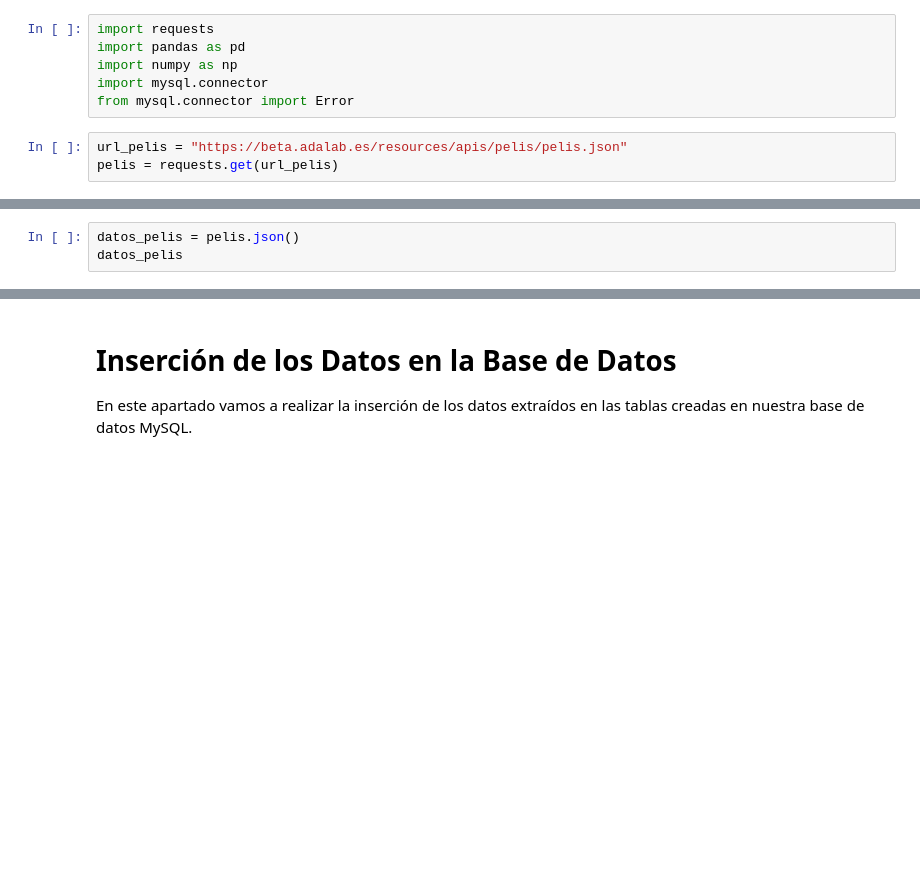
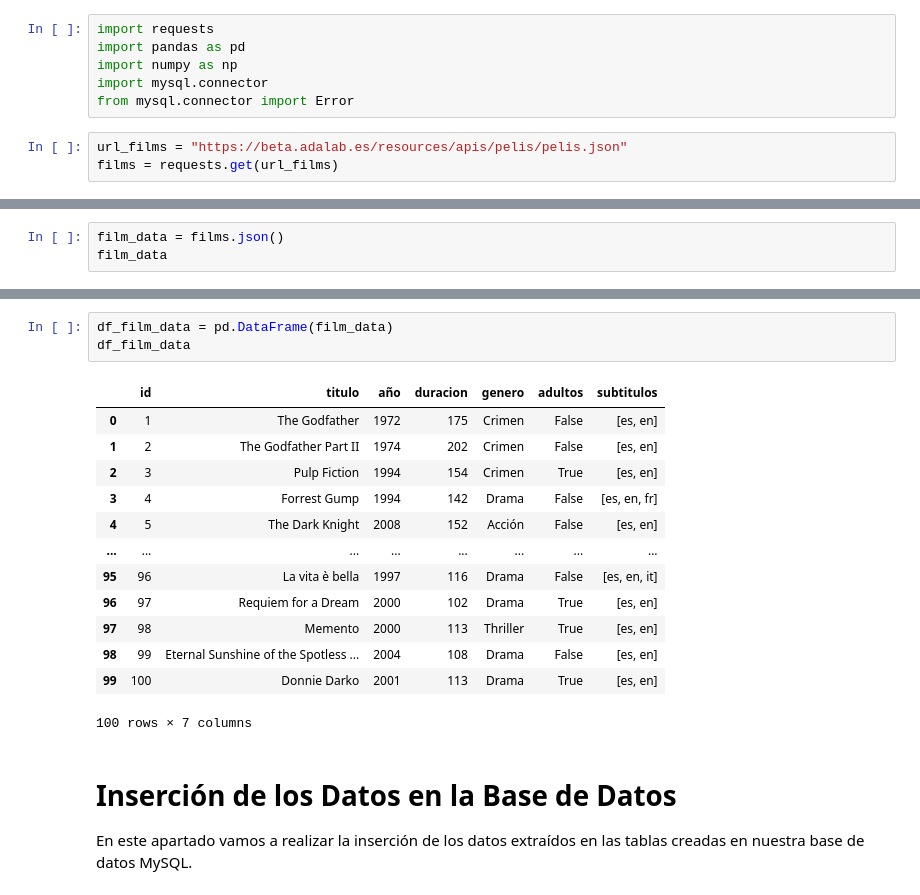
Before and after one commit to Adalab/bda-modulo-2-evaluacion-final-PatriciaAnaya, a Jupyter notebook: bda-modulo-2-evaluacion-final-PatriciaAnaya.ipynb, the cells around one changed output, grey strips where cells are left out. Saved outputs shown, nothing was run; the diff lists cells and outputs as text; blank space fills up the shorter version.

```diff
--- a/bda-modulo-2-evaluacion-final-PatriciaAnaya.ipynb
+++ b/bda-modulo-2-evaluacion-final-PatriciaAnaya.ipynb
@@ -26,6 +26,6 @@ import numpy as np
 import mysql.connector
 from mysql.connector import Error
 # %%
-url_pelis = "https://beta.adalab.es/resources/apis/pelis/pelis.json"
-pelis = requests.get(url_pelis)
+url_films = "https://beta.adalab.es/resources/apis/pelis/pelis.json"
+films = requests.get(url_films)
 # %%
@@ -33,5 +33,5 @@ pelis.status_code
 # %% [output]
 200
 # %%
-datos_pelis = pelis.json()
-datos_pelis
+film_data = films.json()
+film_data
@@ -38,3 +56,20 @@ datos_pelis
+# %%
+df_film_data = pd.DataFrame(film_data)
+df_film_data
+# %% [output]
+|  | id | titulo | año | duracion | genero | adultos | subtitulos |
+| 0 | 1 | The Godfather | 1972 | 175 | Crimen | False | [es, en] |
+| 1 | 2 | The Godfather Part II | 1974 | 202 | Crimen | False | [es, en] |
+| 2 | 3 | Pulp Fiction | 1994 | 154 | Crimen | True | [es, en] |
+| 3 | 4 | Forrest Gump | 1994 | 142 | Drama | False | [es, en, fr] |
+| 4 | 5 | The Dark Knight | 2008 | 152 | Acción | False | [es, en] |
+| ... | ... | ... | ... | ... | ... | ... | ... |
+| 95 | 96 | La vita è bella | 1997 | 116 | Drama | False | [es, en, it] |
+| 96 | 97 | Requiem for a Dream | 2000 | 102 | Drama | True | [es, en] |
+| 97 | 98 | Memento | 2000 | 113 | Thriller | True | [es, en] |
+| 98 | 99 | Eternal Sunshine of the Spotless ... | 2004 | 108 | Drama | False | [es, en] |
+| 99 | 100 | Donnie Darko | 2001 | 113 | Drama | True | [es, en] |
+100 rows × 7 columns
 # %% [markdown]
 # Inserción de los Datos en la Base de Datos
 
```
Also changed, not shown: parts of 7 cells of this notebook.
